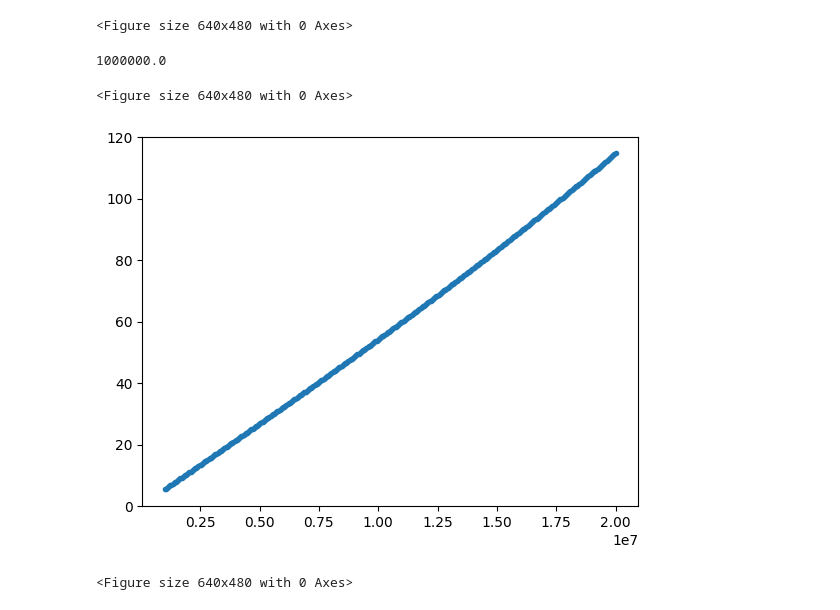
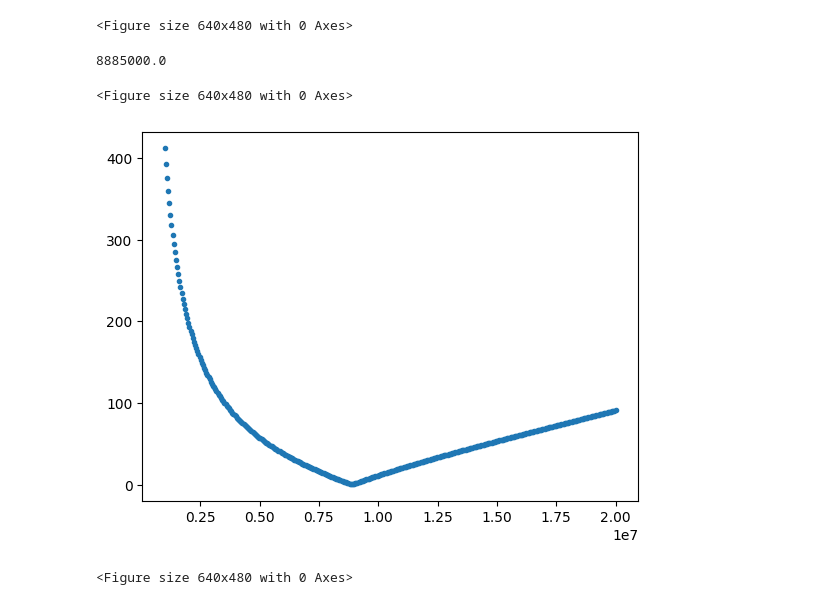
Before and after one commit to tyaxm/cyclotron, a Jupyter notebook: src/varicon.ipynb, the cells around one changed output. Saved outputs shown, nothing was run; the diff lists cells and outputs as text; code cells hidden in the pictures.

```diff
--- a/src/varicon.ipynb
+++ b/src/varicon.ipynb
@@ -259,13 +259,13 @@ plt.figure()
 [figure]
 <Figure size 640x480 with 0 Axes>
 # %%
-data = np.loadtxt("../data/LCprimary_varicon1-25mm_2026_04_13.s1p", delimiter=" ")
+data = np.loadtxt("../data/LCprimary_ver1_2026_04_14.s1p", delimiter=" ")
 freq, Z = stoz.direct(data)
 plt.plot(freq, np.abs(Z), ".")
 print(float(freq[np.argmin(np.abs(Z))]))
 plt.figure()
 # %% [output]
-1000000.0
+8885000.0
 <Figure size 640x480 with 0 Axes>
-[figure, old version]
+[figure, new version]
 <Figure size 640x480 with 0 Axes>
```
Also changed, not shown: parts of 3 cells of this notebook, 5 other files.
